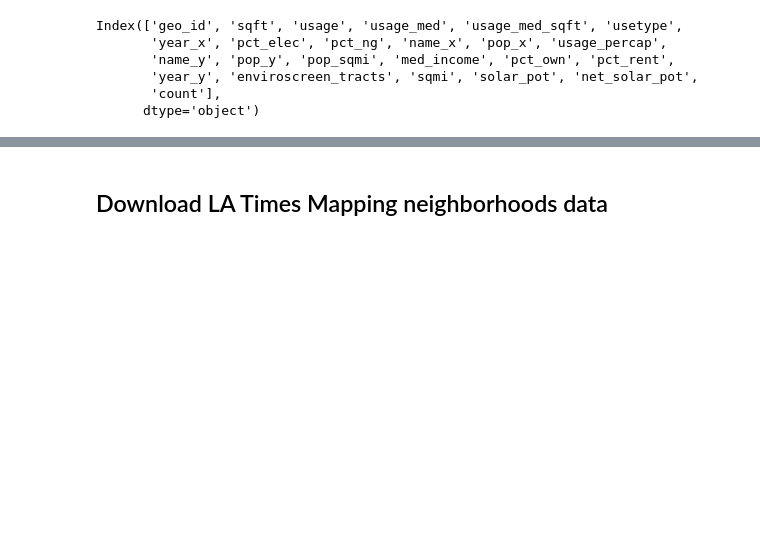
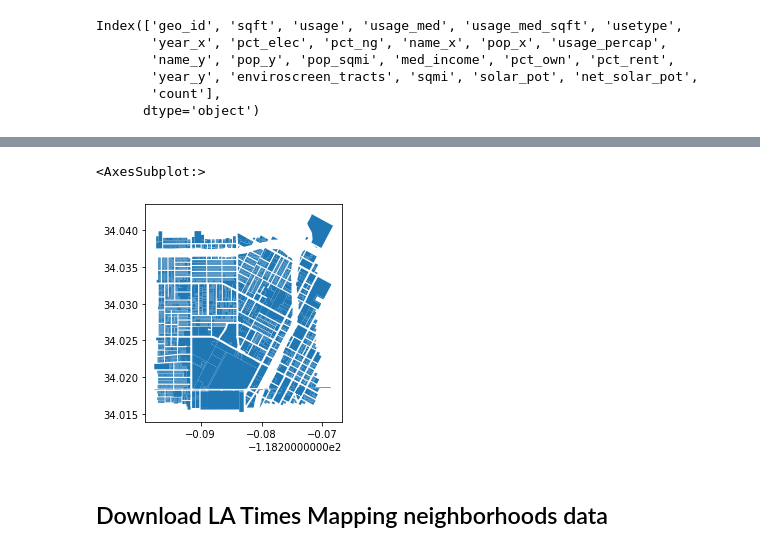
Before and after one commit to josephko91/anthropogenic-heat-la, a Jupyter notebook: anthropogenic-heat-buildings.ipynb, the cells around one changed output, grey strips where cells are left out. Saved outputs shown, nothing was run; the diff lists cells and outputs as text; code cells hidden in the pictures; blank space fills up the shorter version.

```diff
--- a/anthropogenic-heat-buildings.ipynb
+++ b/anthropogenic-heat-buildings.ipynb
@@ -113,2 +126,9 @@ Index(['geo_id', 'sqft', 'usage', 'usage_med', 'usage_med_sqft', 'usetype',
+# %%
+parcels_usc_dir = '/Users/josephko/USC/Research/Anthropogenic Heat/boundaries/LA_County_Parcels_usc.geojson'
+parcels_usc_df = gpd.read_file(parcels_dir)
+parcels_usc_df.plot()
+# %% [output]
+<AxesSubplot:>
+[figure, added]
 # %% [markdown]
 ## Download LA Times Mapping neighborhoods data
```
Also changed, not shown: parts of 16 cells of this notebook.
